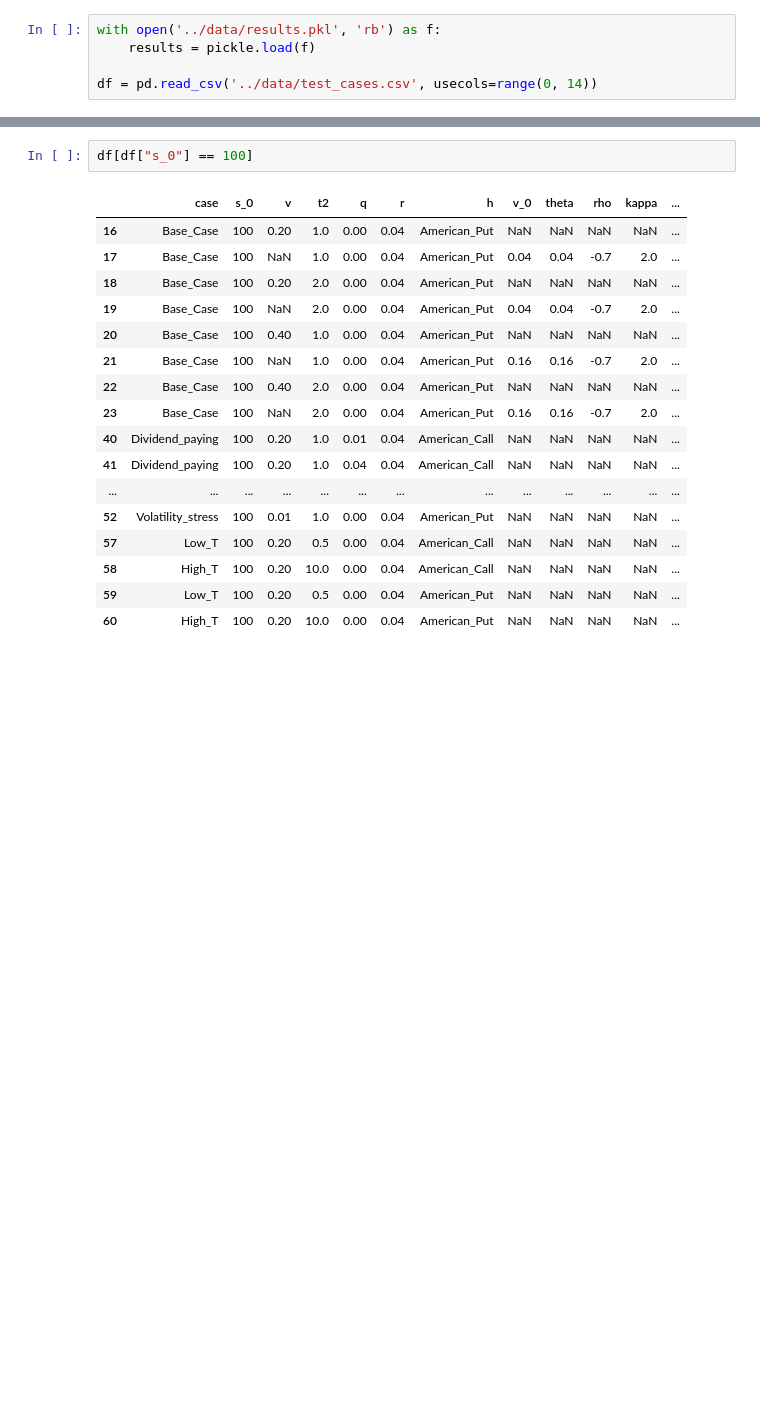
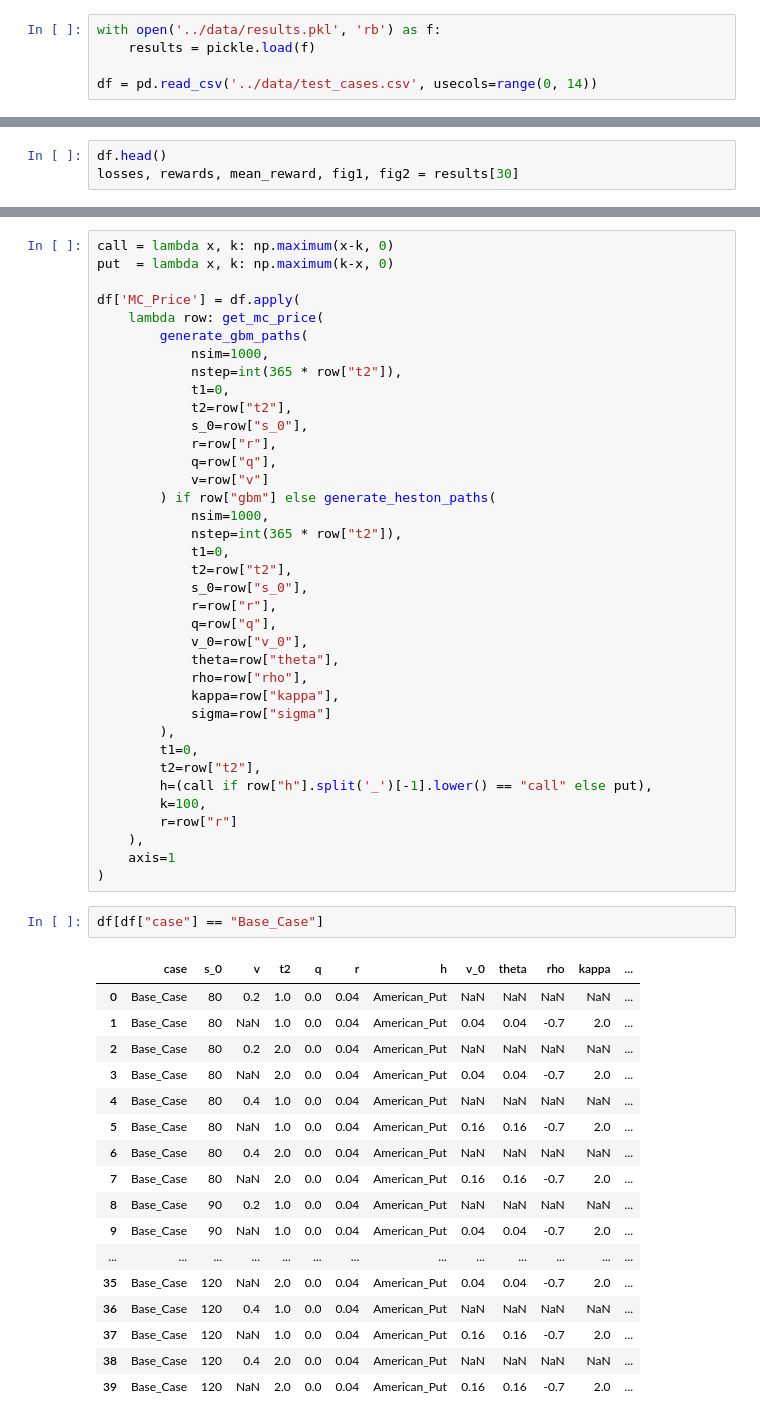
Before and after one commit to ostapenkovs/orcs-4529-rl, a Jupyter notebook: notebooks/4_analysis.ipynb, the cells around one changed output, grey strips where cells are left out. Drawn from its saved outputs; the diff is of its cells as text; blank space fills up the shorter version.

```diff
--- a/notebooks/4_analysis.ipynb
+++ b/notebooks/4_analysis.ipynb
@@ -27,0 +15,3 @@ df
+# %%
+df.head()
+losses, rewards, mean_reward, fig1, fig2 = results[30]
@@ -28,20 +37,57 @@ df
+# %%
+call = lambda x, k: np.maximum(x-k, 0)
+put  = lambda x, k: np.maximum(k-x, 0)
+
+df['MC_Price'] = df.apply(
+    lambda row: get_mc_price(
+        generate_gbm_paths(
+            nsim=1000,
+            nstep=int(365 * row["t2"]),
+            t1=0,
+            t2=row["t2"],
+            s_0=row["s_0"],
+            r=row["r"],
+            q=row["q"],
+            v=row["v"]
+        ) if row["gbm"] else generate_heston_paths(
+            nsim=1000,
+            nstep=int(365 * row["t2"]),
+            t1=0,
+            t2=row["t2"],
+            s_0=row["s_0"],
+            r=row["r"],
+            q=row["q"],
+            v_0=row["v_0"],
+            theta=row["theta"],
+            rho=row["rho"],
+            kappa=row["kappa"],
+            sigma=row["sigma"]
+        ),
+        t1=0,
+        t2=row["t2"],
+        h=(call if row["h"].split('_')[-1].lower() == "call" else put),
+        k=100,
+        r=row["r"]
+    ),
+    axis=1
+)
 # %%
-df[df["s_0"] == 100]
+df[df["case"] == "Base_Case"]
 # %% [output]
 |  | case | s_0 | v | t2 | q | r | h | v_0 | theta | rho | kappa | ... |
-| 16 | Base_Case | 100 | 0.20 | 1.0 | 0.00 | 0.04 | American_Put | NaN | NaN | NaN | NaN | ... |
-| 17 | Base_Case | 100 | NaN | 1.0 | 0.00 | 0.04 | American_Put | 0.04 | 0.04 | -0.7 | 2.0 | ... |
-| 18 | Base_Case | 100 | 0.20 | 2.0 | 0.00 | 0.04 | American_Put | NaN | NaN | NaN | NaN | ... |
-| 19 | Base_Case | 100 | NaN | 2.0 | 0.00 | 0.04 | American_Put | 0.04 | 0.04 | -0.7 | 2.0 | ... |
-| 20 | Base_Case | 100 | 0.40 | 1.0 | 0.00 | 0.04 | American_Put | NaN | NaN | NaN | NaN | ... |
-| 21 | Base_Case | 100 | NaN | 1.0 | 0.00 | 0.04 | American_Put | 0.16 | 0.16 | -0.7 | 2.0 | ... |
-| 22 | Base_Case | 100 | 0.40 | 2.0 | 0.00 | 0.04 | American_Put | NaN | NaN | NaN | NaN | ... |
-| 23 | Base_Case | 100 | NaN | 2.0 | 0.00 | 0.04 | American_Put | 0.16 | 0.16 | -0.7 | 2.0 | ... |
-| 40 | Dividend_paying | 100 | 0.20 | 1.0 | 0.01 | 0.04 | American_Call | NaN | NaN | NaN | NaN | ... |
-| 41 | Dividend_paying | 100 | 0.20 | 1.0 | 0.04 | 0.04 | American_Call | NaN | NaN | NaN | NaN | ... |
+| 0 | Base_Case | 80 | 0.2 | 1.0 | 0.0 | 0.04 | American_Put | NaN | NaN | NaN | NaN | ... |
+| 1 | Base_Case | 80 | NaN | 1.0 | 0.0 | 0.04 | American_Put | 0.04 | 0.04 | -0.7 | 2.0 | ... |
+| 2 | Base_Case | 80 | 0.2 | 2.0 | 0.0 | 0.04 | American_Put | NaN | NaN | NaN | NaN | ... |
+| 3 | Base_Case | 80 | NaN | 2.0 | 0.0 | 0.04 | American_Put | 0.04 | 0.04 | -0.7 | 2.0 | ... |
+| 4 | Base_Case | 80 | 0.4 | 1.0 | 0.0 | 0.04 | American_Put | NaN | NaN | NaN | NaN | ... |
+| 5 | Base_Case | 80 | NaN | 1.0 | 0.0 | 0.04 | American_Put | 0.16 | 0.16 | -0.7 | 2.0 | ... |
+| 6 | Base_Case | 80 | 0.4 | 2.0 | 0.0 | 0.04 | American_Put | NaN | NaN | NaN | NaN | ... |
+| 7 | Base_Case | 80 | NaN | 2.0 | 0.0 | 0.04 | American_Put | 0.16 | 0.16 | -0.7 | 2.0 | ... |
+| 8 | Base_Case | 90 | 0.2 | 1.0 | 0.0 | 0.04 | American_Put | NaN | NaN | NaN | NaN | ... |
+| 9 | Base_Case | 90 | NaN | 1.0 | 0.0 | 0.04 | American_Put | 0.04 | 0.04 | -0.7 | 2.0 | ... |
 | ... | ... | ... | ... | ... | ... | ... | ... | ... | ... | ... | ... | ... |
-| 52 | Volatility_stress | 100 | 0.01 | 1.0 | 0.00 | 0.04 | American_Put | NaN | NaN | NaN | NaN | ... |
-| 57 | Low_T | 100 | 0.20 | 0.5 | 0.00 | 0.04 | American_Call | NaN | NaN | NaN | NaN | ... |
-| 58 | High_T | 100 | 0.20 | 10.0 | 0.00 | 0.04 | American_Call | NaN | NaN | NaN | NaN | ... |
-| 59 | Low_T | 100 | 0.20 | 0.5 | 0.00 | 0.04 | American_Put | NaN | NaN | NaN | NaN | ... |
-| 60 | High_T | 100 | 0.20 | 10.0 | 0.00 | 0.04 | American_Put | NaN | NaN | NaN | NaN | ... |
+| 35 | Base_Case | 120 | NaN | 2.0 | 0.0 | 0.04 | American_Put | 0.04 | 0.04 | -0.7 | 2.0 | ... |
+| 36 | Base_Case | 120 | 0.4 | 1.0 | 0.0 | 0.04 | American_Put | NaN | NaN | NaN | NaN | ... |
+| 37 | Base_Case | 120 | NaN | 1.0 | 0.0 | 0.04 | American_Put | 0.16 | 0.16 | -0.7 | 2.0 | ... |
+| 38 | Base_Case | 120 | 0.4 | 2.0 | 0.0 | 0.04 | American_Put | NaN | NaN | NaN | NaN | ... |
+| 39 | Base_Case | 120 | NaN | 2.0 | 0.0 | 0.04 | American_Put | 0.16 | 0.16 | -0.7 | 2.0 | ... |
```
Also changed, not shown: parts of 8 cells of this notebook, 3 other files.
